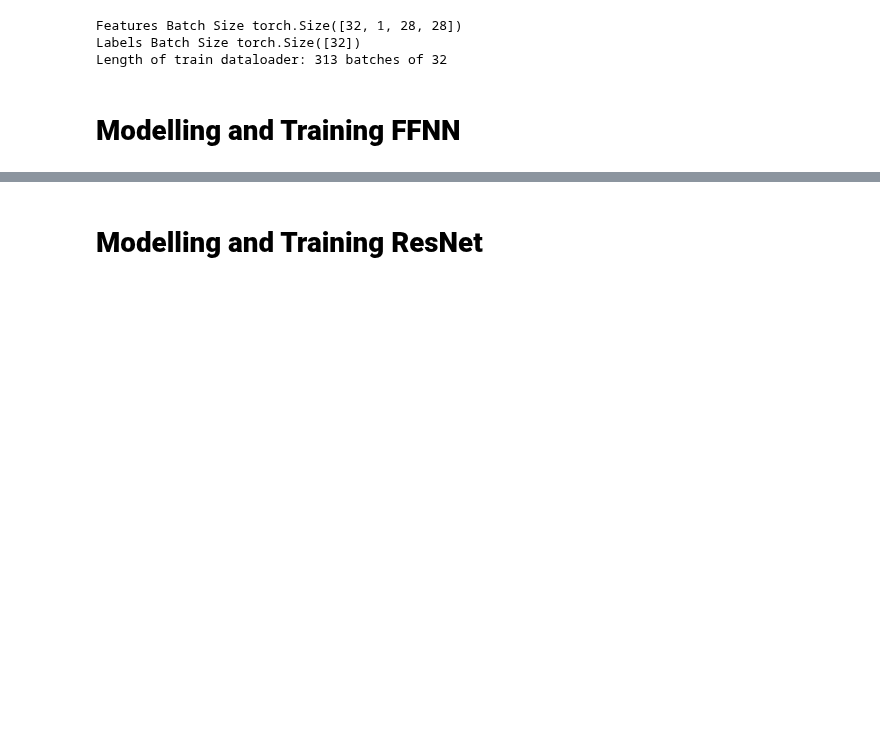
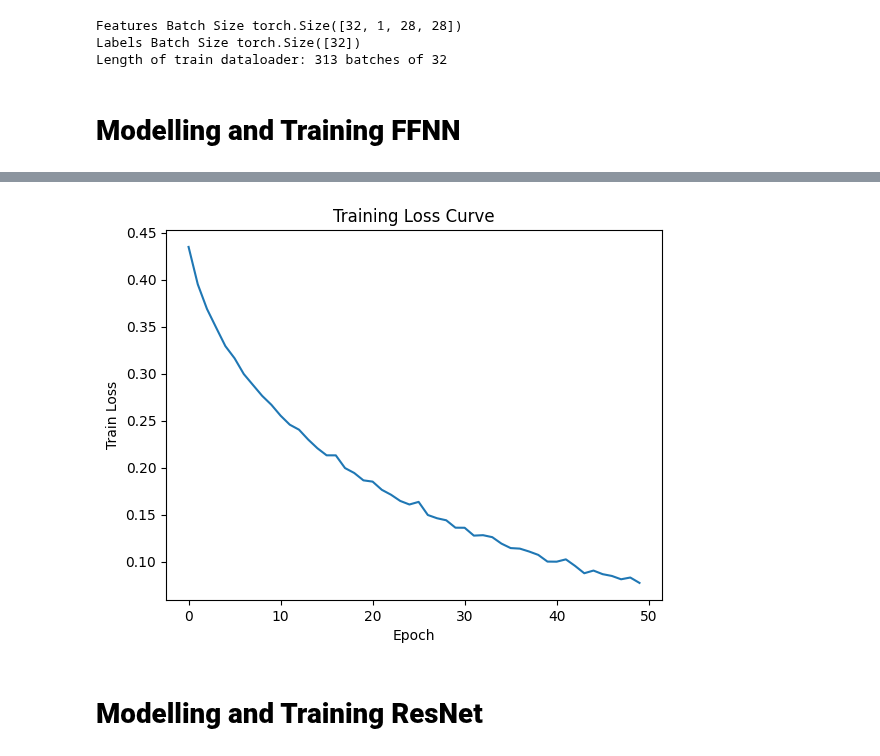
Before and after one commit to khetansarvesh/msml_602, a Jupyter notebook: Project/DL_based_image_classification.ipynb, the cells around one changed output, grey strips where cells are left out. Saved outputs shown, nothing was run; the diff lists cells and outputs as text; code cells hidden in the pictures; blank space fills up the shorter version.

```diff
--- a/Project/DL_based_image_classification.ipynb
+++ b/Project/DL_based_image_classification.ipynb
@@ -216,9 +214,7 @@ Length of train dataloader: 313 batches of 32
 # %% [markdown]
 # **Modelling and Training FFNN**
 # %%
-import torch
-from torch import nn
-
+# defining model architecture
 class FFNN_Model(nn.Module):
 
     def __init__(self):
@@ -235,6 +231,6 @@ class FFNN_Model(nn.Module):
 
     def forward(self, x: torch.Tensor):
         return self.layer_stack(x)
+
+# instantiating the model
+ffnn_model = FFNN_Model().to(device)
-# %%
-torch.manual_seed(42)
-model = FFNN_Model().to(device)
@@ -323,0 +330,2 @@ Test loss: 0.96481  | Test acc: 70.29%
+# %%
+train_loss_ffnn, train_acc_ffnn, test_loss_ffnn, test_acc_ffnn = train_step(ffnn_model, train_dataloader, 'SGD')
@@ -323,0 +350,8 @@ Test loss: 0.96481  | Test acc: 70.29%
+# %%
+plt.plot([loss.item() for loss in train_loss_ffnn])
+plt.xlabel("Epoch")
+plt.ylabel("Train Loss")
+plt.title("Training Loss Curve")
+plt.show()
+# %% [output]
+[figure, added]
```
Also changed, not shown: parts of 17 cells of this notebook.
